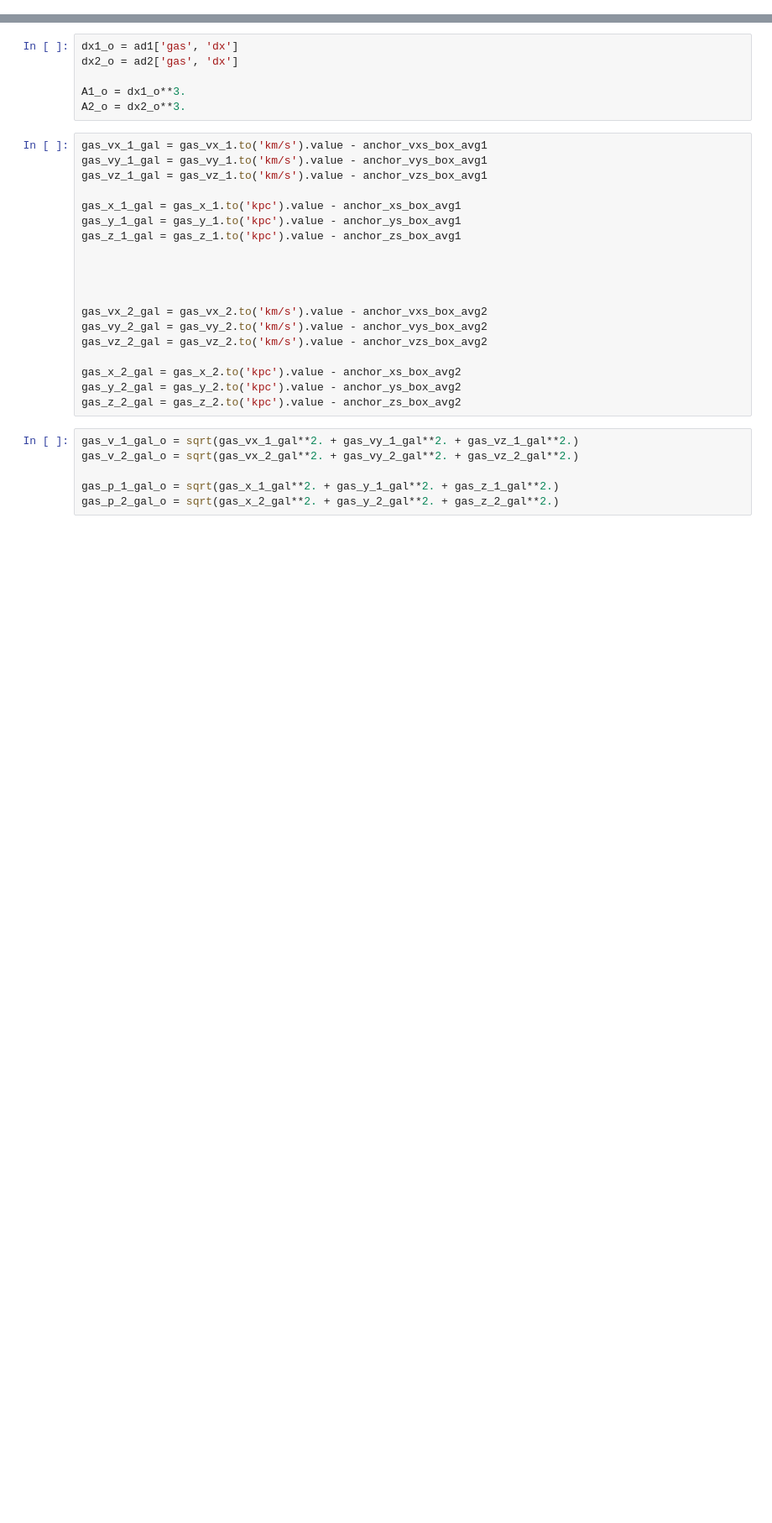
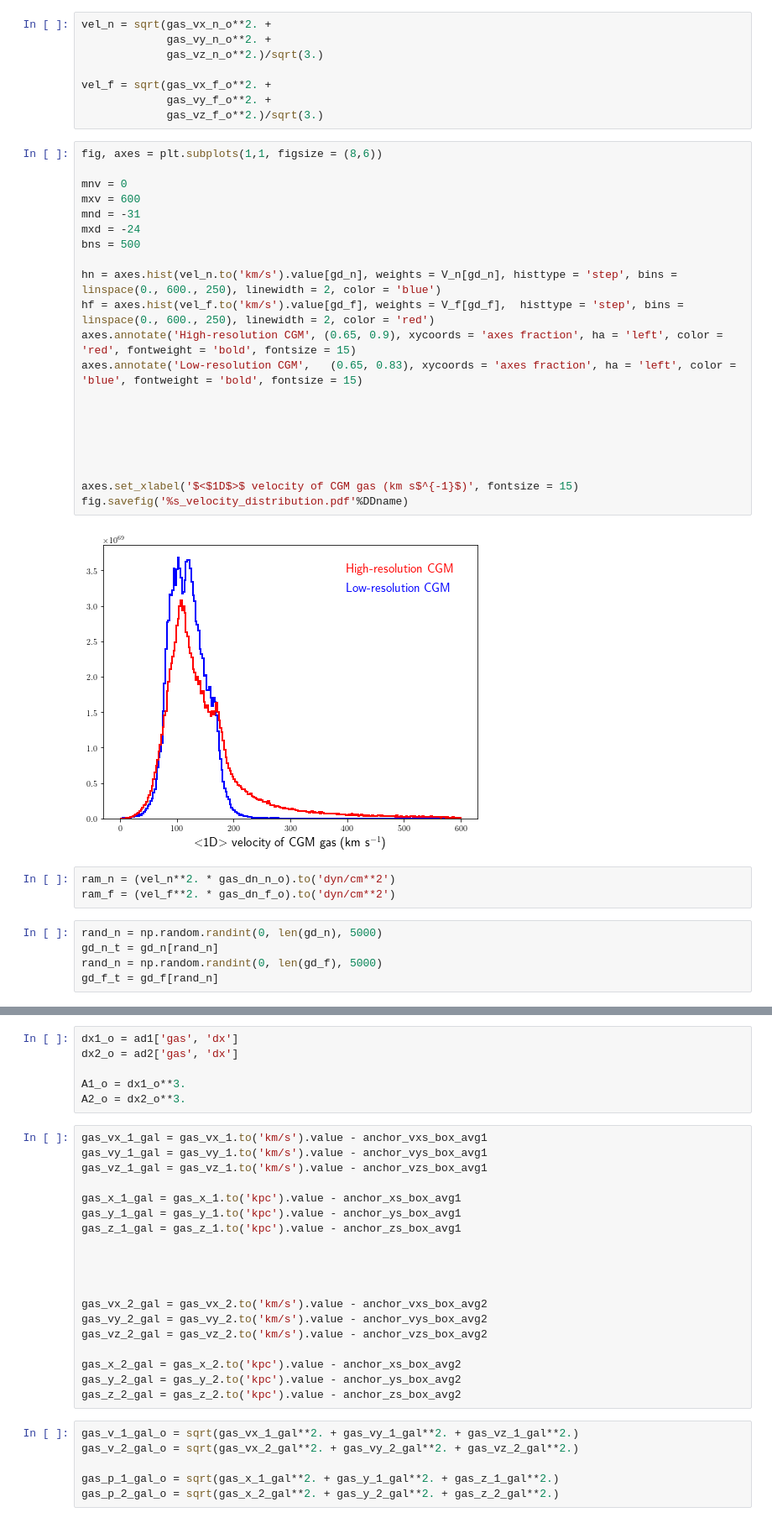
Before and after one commit to RaymondSimons/foggie_local, a Jupyter notebook: velocity_density_profiles.ipynb, the cells around one changed output, grey strips where cells are left out. Shown at 84% size. Drawn from its saved outputs; the diff is of its cells as text; blank space fills up the shorter version.

```diff
--- a/velocity_density_profiles.ipynb
+++ b/velocity_density_profiles.ipynb
@@ -68,0 +157,39 @@ yt : [INFO     ] 2018-11-15 19:40:36,512 Gathering a field list (this may take a
+# %%
+vel_n = sqrt(gas_vx_n_o**2. +
+             gas_vy_n_o**2. +
+             gas_vz_n_o**2.)/sqrt(3.)
+
+vel_f = sqrt(gas_vx_f_o**2. +
+             gas_vy_f_o**2. +
+             gas_vz_f_o**2.)/sqrt(3.)
+# %%
+fig, axes = plt.subplots(1,1, figsize = (8,6))
+
+mnv = 0
+mxv = 600
+mnd = -31
+mxd = -24
+bns = 500
+
+hn = axes.hist(vel_n.to('km/s').value[gd_n], weights = V_n[gd_n], histtype = 'step', bins = linspace(0., 600., 250), linewidth = 2, color = 'blue')
+hf = axes.hist(vel_f.to('km/s').value[gd_f], weights = V_f[gd_f],  histtype = 'step', bins = linspace(0., 600., 250), linewidth = 2, color = 'red')
+axes.annotate('High-resolution CGM', (0.65, 0.9), xycoords = 'axes fraction', ha = 'left', color = 'red', fontweight = 'bold', fontsize = 15)
+axes.annotate('Low-resolution CGM',   (0.65, 0.83), xycoords = 'axes fraction', ha = 'left', color = 'blue', fontweight = 'bold', fontsize = 15)
+
+
+
+
+
+
+axes.set_xlabel('$<$1D$>$ velocity of CGM gas (km s$^{-1}$)', fontsize = 15)
+fig.savefig('%s_velocity_distribution.pdf'%DDname)
+# %% [output]
+[figure, added]
+# %%
+ram_n = (vel_n**2. * gas_dn_n_o).to('dyn/cm**2')
+ram_f = (vel_f**2. * gas_dn_f_o).to('dyn/cm**2')
+# %%
+rand_n = np.random.randint(0, len(gd_n), 5000)
+gd_n_t = gd_n[rand_n]
+rand_n = np.random.randint(0, len(gd_f), 5000)
+gd_f_t = gd_f[rand_n]
```
Also changed, not shown: parts of 20 cells of this notebook, 4 other files.
